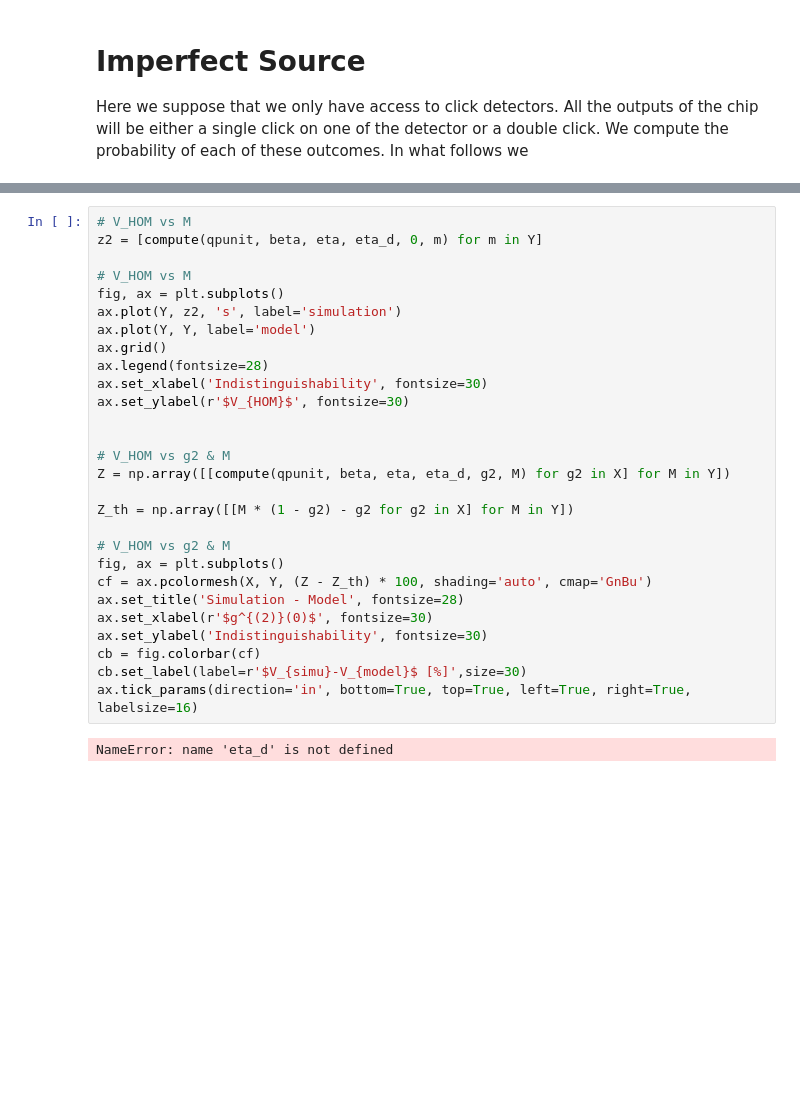
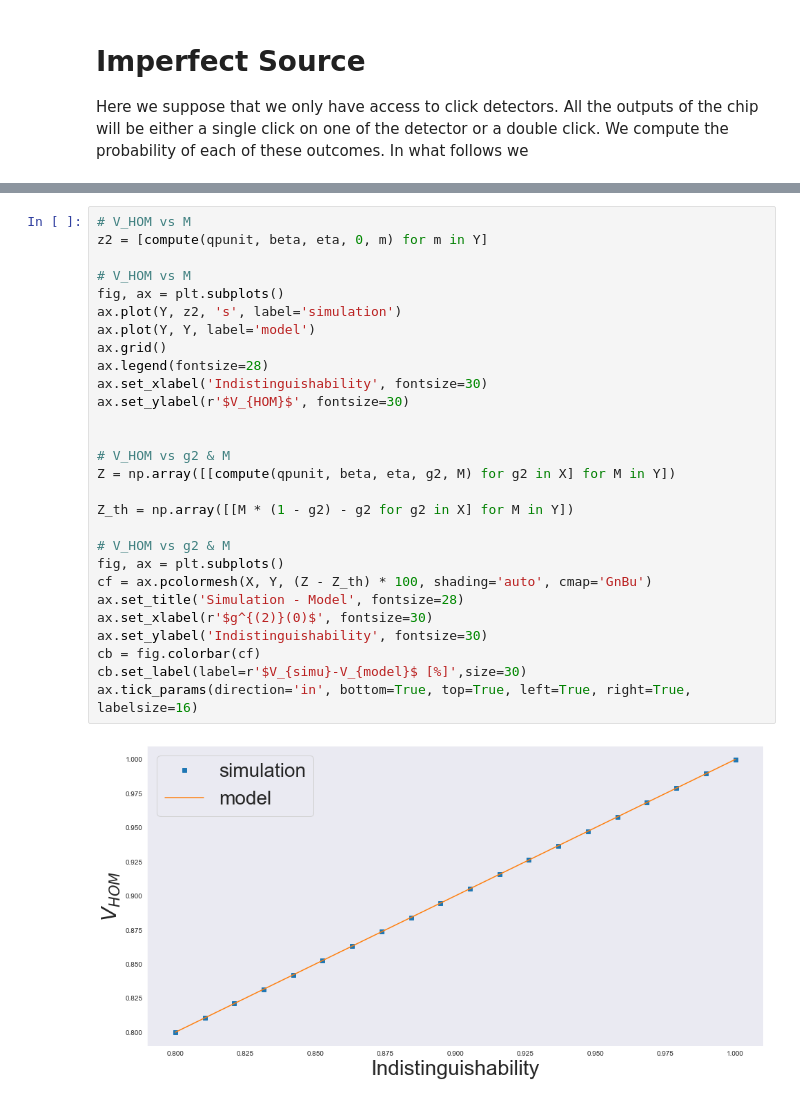
Before and after one commit to Quandela/Perceval, a Jupyter notebook: docs/source/notebooks/MZI_imperfect_single-photon_source.ipynb, the cells around one changed output, grey strips where cells are left out. Drawn from its saved outputs; the diff is of its cells as text; blank space fills up the shorter version.

```diff
--- a/docs/source/notebooks/MZI_imperfect_single-photon_source.ipynb
+++ b/docs/source/notebooks/MZI_imperfect_single-photon_source.ipynb
@@ -348,30 +391,30 @@ plt.tick_params(direction='in', bottom=True, top=True, left=True, right=True, la
 # %%
 # V_HOM vs M
-z2 = [compute(qpunit, beta, eta, eta_d, 0, m) for m in Y]
+z2 = [compute(qpunit, beta, eta, 0, m) for m in Y]
 
 # V_HOM vs M
 fig, ax = plt.subplots()
 ax.plot(Y, z2, 's', label='simulation')
 ax.plot(Y, Y, label='model')
 ax.grid()
 ax.legend(fontsize=28)
 ax.set_xlabel('Indistinguishability', fontsize=30)
 ax.set_ylabel(r'$V_{HOM}$', fontsize=30)
 
 
 # V_HOM vs g2 & M
-Z = np.array([[compute(qpunit, beta, eta, eta_d, g2, M) for g2 in X] for M in Y])
+Z = np.array([[compute(qpunit, beta, eta, g2, M) for g2 in X] for M in Y])
 
 Z_th = np.array([[M * (1 - g2) - g2 for g2 in X] for M in Y])
 
 # V_HOM vs g2 & M
 fig, ax = plt.subplots()
 cf = ax.pcolormesh(X, Y, (Z - Z_th) * 100, shading='auto', cmap='GnBu')
 ax.set_title('Simulation - Model', fontsize=28)
 ax.set_xlabel(r'$g^{(2)}(0)$', fontsize=30)
 ax.set_ylabel('Indistinguishability', fontsize=30)
 cb = fig.colorbar(cf)
 cb.set_label(label=r'$V_{simu}-V_{model}$ [%]',size=30)
 ax.tick_params(direction='in', bottom=True, top=True, left=True, right=True, labelsize=16)
 # %% [output]
-NameError: name 'eta_d' is not defined
+[figure, added]
```
Also changed, not shown: parts of 6 cells of this notebook, 1 other file.
